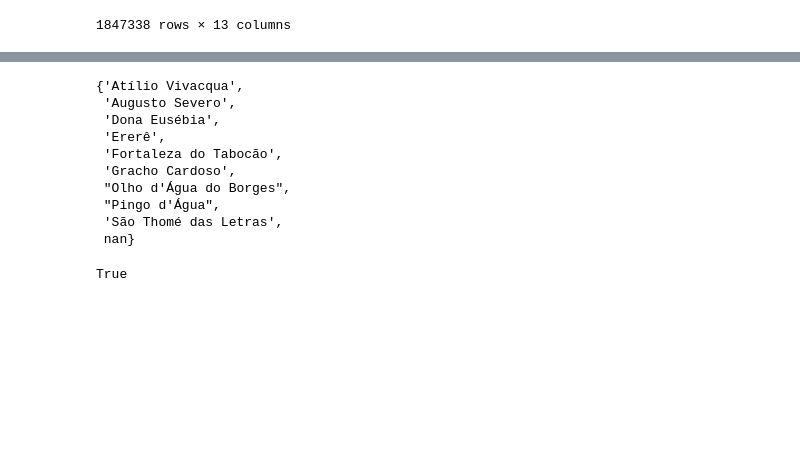
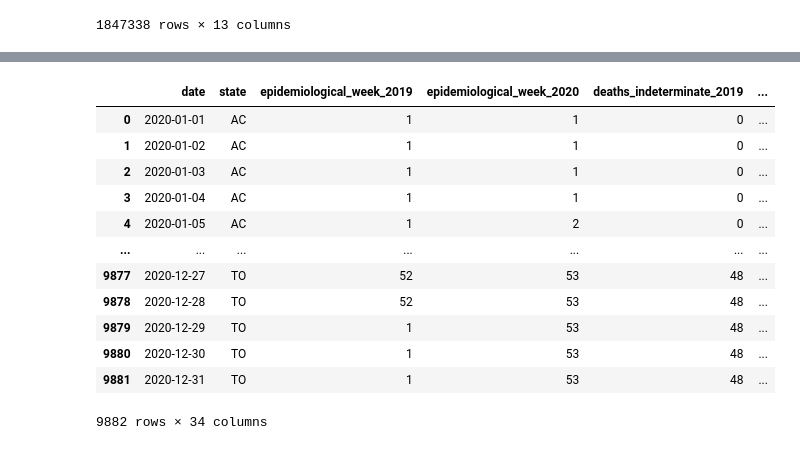
Before and after one commit to patrick-oliveira/ProjetoBD, a Jupyter notebook: processamento_dados.ipynb, the cells around one changed output, grey strips where cells are left out. Saved outputs shown, nothing was run; the diff lists cells and outputs as text; code cells hidden in the pictures; blank space fills up the shorter version.

```diff
--- a/processamento_dados.ipynb
+++ b/processamento_dados.ipynb
@@ -706,3 +679,2 @@ caso
 # %%
-estados = pd.read_csv('data/tabelas/estado.csv')
-estados.head()
+data = pd.read_csv('data/obito_cartorio.csv')
@@ -773,17 +681,16 @@ c2 = set(nome_to_codigo.keys())
-# %%
-c2.difference(c1)
-# %% [output]
-{'Atílio Vivacqua',
- 'Augusto Severo',
- 'Dona Eusébia',
- 'Ererê',
- 'Fortaleza do Tabocão',
- 'Gracho Cardoso',
- "Olho d'Água do Borges",
- "Pingo d'Água",
- 'São Thomé das Letras',
- nan}
-# %%
-'Atílio Vivacqua' in c2
-# %% [output]
-True
+# %%
+data
+# %% [output]
+|  | date | state | epidemiological_week_2019 | epidemiological_week_2020 | deaths_indeterminate_2019 | ... |
+| 0 | 2020-01-01 | AC | 1 | 1 | 0 | ... |
+| 1 | 2020-01-02 | AC | 1 | 1 | 0 | ... |
+| 2 | 2020-01-03 | AC | 1 | 1 | 0 | ... |
+| 3 | 2020-01-04 | AC | 1 | 1 | 0 | ... |
+| 4 | 2020-01-05 | AC | 1 | 2 | 0 | ... |
+| ... | ... | ... | ... | ... | ... | ... |
+| 9877 | 2020-12-27 | TO | 52 | 53 | 48 | ... |
+| 9878 | 2020-12-28 | TO | 52 | 53 | 48 | ... |
+| 9879 | 2020-12-29 | TO | 1 | 53 | 48 | ... |
+| 9880 | 2020-12-30 | TO | 1 | 53 | 48 | ... |
+| 9881 | 2020-12-31 | TO | 1 | 53 | 48 | ... |
+9882 rows × 34 columns
```
Also changed, not shown: parts of 49 cells of this notebook, 5 other files.
